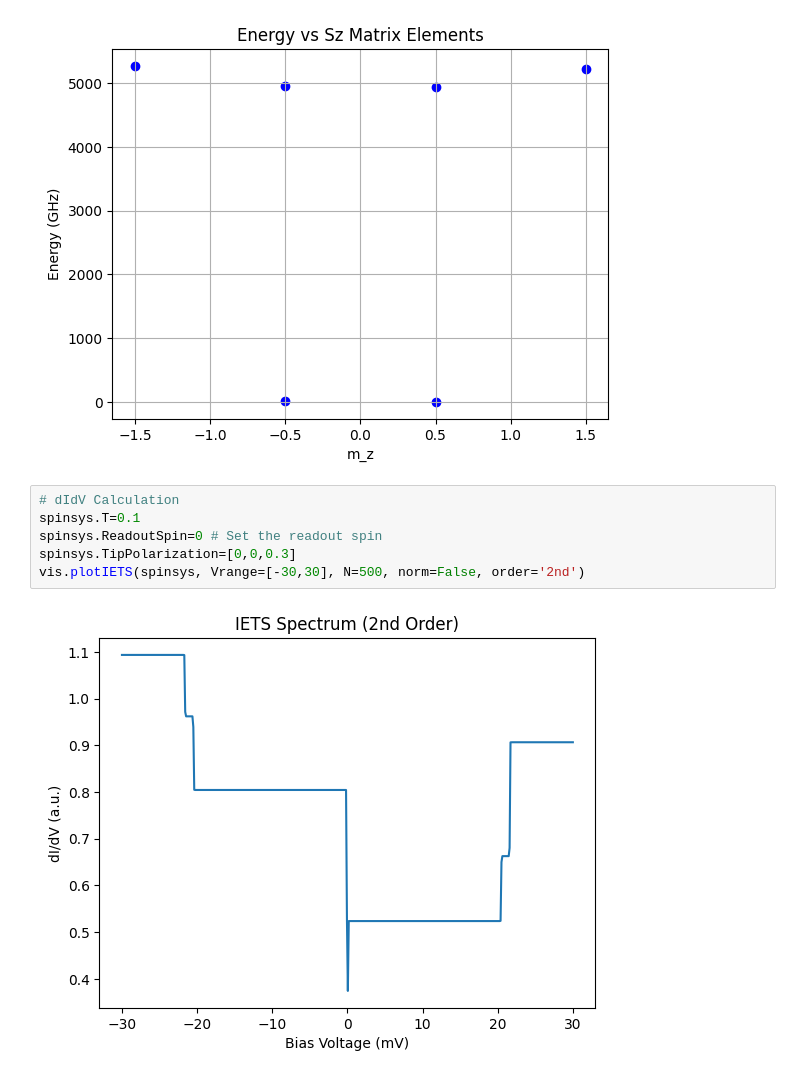
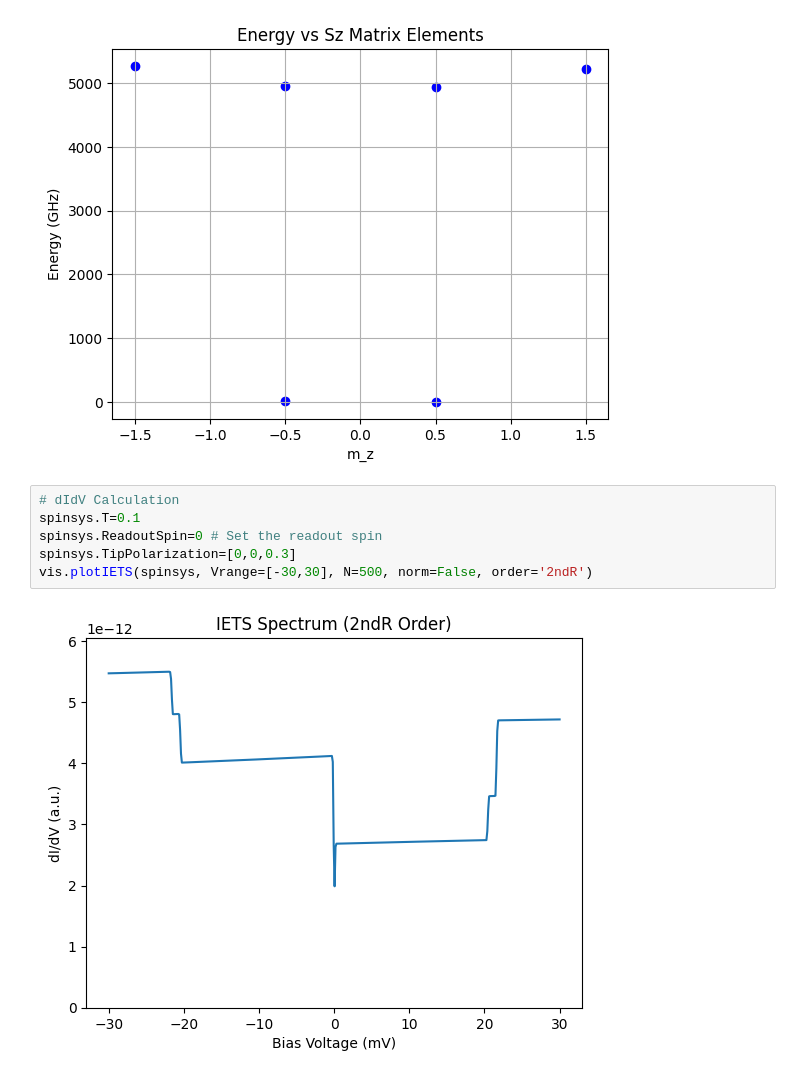
Before and after one commit to WillkeLab/Spinfinity, a Jupyter notebook: examples/IETS examples/main_FeFeFePc.ipynb, the cells around one changed output. Drawn from its saved outputs; the diff is of its cells as text.

```diff
--- a/examples/IETS examples/main_FeFeFePc.ipynb
+++ b/examples/IETS examples/main_FeFeFePc.ipynb
@@ -35,8 +35,8 @@ vis.plotEnergyVsSz(spinsys)
 # %%
 # dIdV Calculation
 spinsys.T=0.1
 spinsys.ReadoutSpin=0 # Set the readout spin
 spinsys.TipPolarization=[0,0,0.3]
-vis.plotIETS(spinsys, Vrange=[-30,30], N=500, norm=False, order='2nd')
+vis.plotIETS(spinsys, Vrange=[-30,30], N=500, norm=False, order='2ndR')
 # %% [output]
-[figure, old version]
+[figure, new version]
```
Also changed, not shown: 8 other files.
